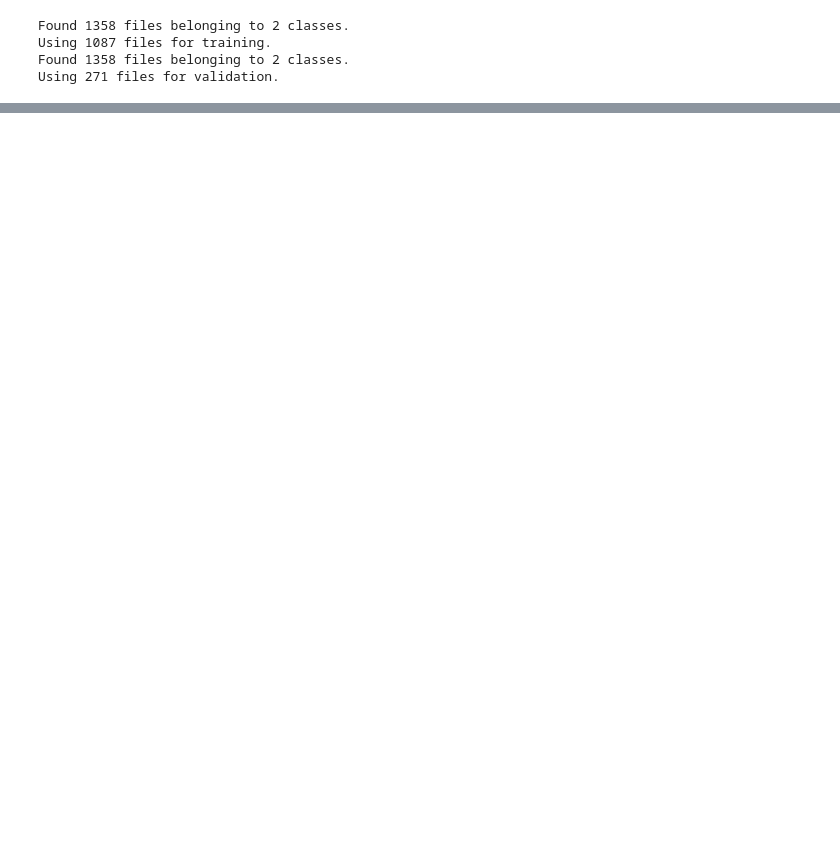
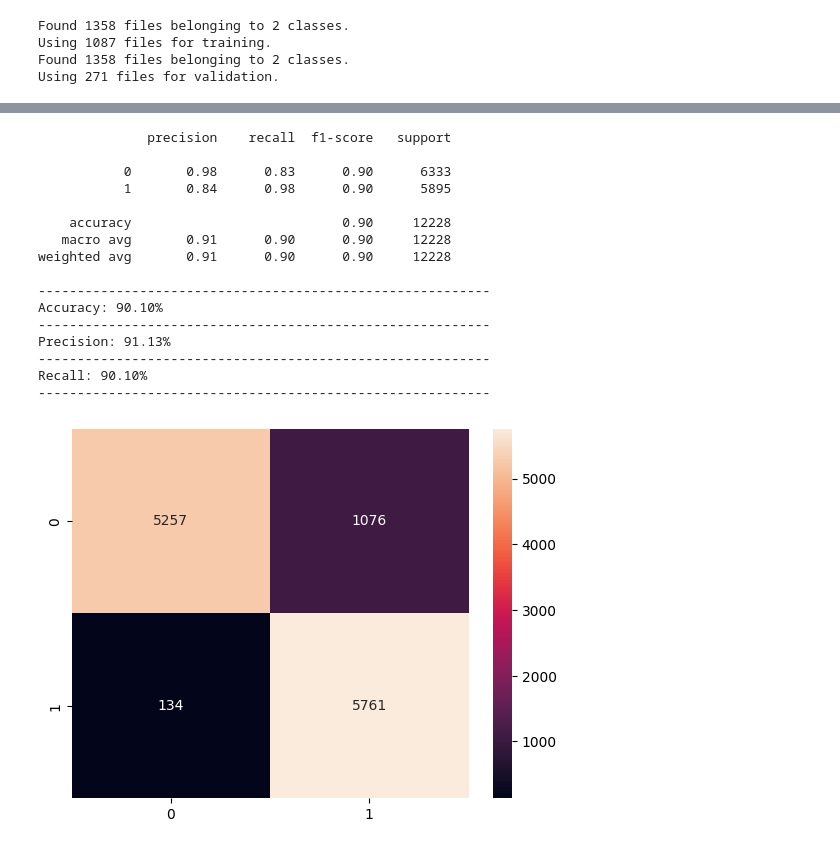
Before and after one commit to gordoaraujo/cl_dl_challenge, a Jupyter notebook: notebooks/Jose_Hurricane_Damage_Detector_Analysis.ipynb, the cells around one changed output, grey strips where cells are left out. Saved outputs shown, nothing was run; the diff lists cells and outputs as text; code cells hidden in the pictures; blank space fills up the shorter version.

```diff
--- a/notebooks/Jose_Hurricane_Damage_Detector_Analysis.ipynb
+++ b/notebooks/Jose_Hurricane_Damage_Detector_Analysis.ipynb
@@ -122,7 +164,12 @@ def prepare_train_and_val_datasets():
         batch_size=BATCH_SIZE,
     )
 
-    train_ds = train_ds.prefetch(buffer_size=25)
+    train_ds = (train_ds.map(lambda image, label: (tf.image.random_flip_left_right(image), label))
+                        .map(lambda image, label: (tf.image.random_contrast(image, lower=0.2, upper=1.5), label))
+                        .map(lambda image, label: (tf.image.random_brightness(image, max_delta=0.2), label))
+                        .map(lambda image, label: (tf.image.random_saturation(image, 0.5, 1.25), label))
+                        .shuffle(2000)
+                        .prefetch(buffer_size=tf.data.AUTOTUNE))
     val_ds = val_ds.prefetch(buffer_size=25)
 
     return train_ds, val_ds
@@ -204,0 +232,9 @@ __Be careful here and don't add too many transforms which can distort the images
+# %%
+data_augmentation = keras.Sequential(
+  [
+    layers.experimental.preprocessing.RandomFlip("horizontal_and_vertical", input_shape = (128, 128, 3)),
+    layers.experimental.preprocessing.RandomRotation(0.1),
+    layers.experimental.preprocessing.RandomZoom(height_factor=(0.1,0.3), width_factor=(0.1,0.3)),
+    layers.experimental.preprocessing.Rescaling(1./255.)
+  ]
+)
@@ -204,0 +296,8 @@ __Be careful here and don't add too many transforms which can distort the images
+# %%
+paper_history = paper_model.fit(
+    train_ds, epochs=100,
+    validation_data=val_ds,
+    callbacks = [early_stopping_cb]
+)
+
+y_true_paper, y_pred_paper = eval_model_on_test(paper_model)
@@ -204,0 +334,21 @@ __Be careful here and don't add too many transforms which can distort the images
+# %%
+y_pred_labels_paper = np.array([1 if p > 0.5 else 0 for p in y_pred_paper])
+model_evaluation(y_true_paper, y_pred_labels_paper)
+# %% [output]
+              precision    recall  f1-score   support
+
+           0       0.98      0.83      0.90      6333
+           1       0.84      0.98      0.90      5895
+
+    accuracy                           0.90     12228
+   macro avg       0.91      0.90      0.90     12228
+weighted avg       0.91      0.90      0.90     12228
+
+----------------------------------------------------------
+Accuracy: 90.10%
+----------------------------------------------------------
+Precision: 91.13%
+----------------------------------------------------------
+Recall: 90.10%
+----------------------------------------------------------
+[figure, added]
```
Also changed, not shown: parts of 40 cells of this notebook, 2 other files.
